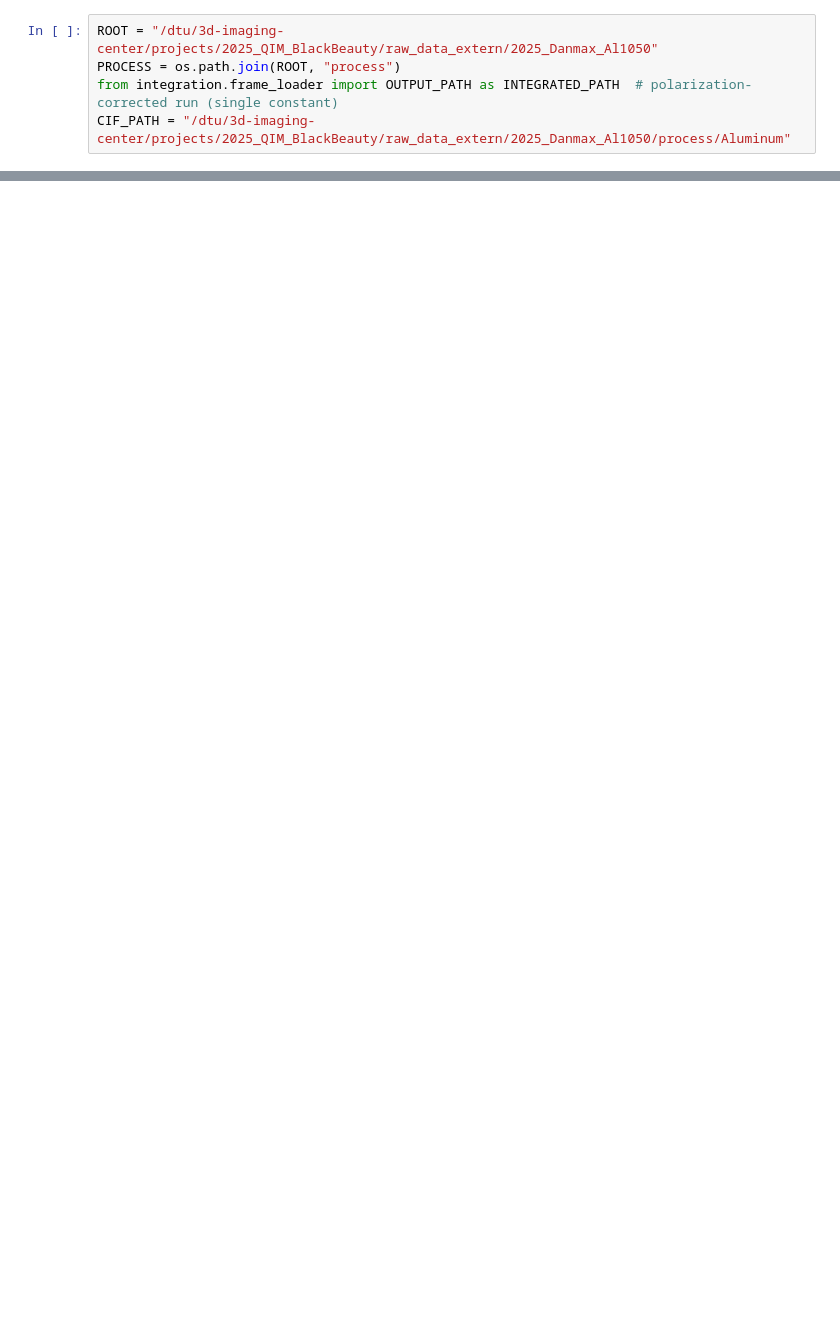
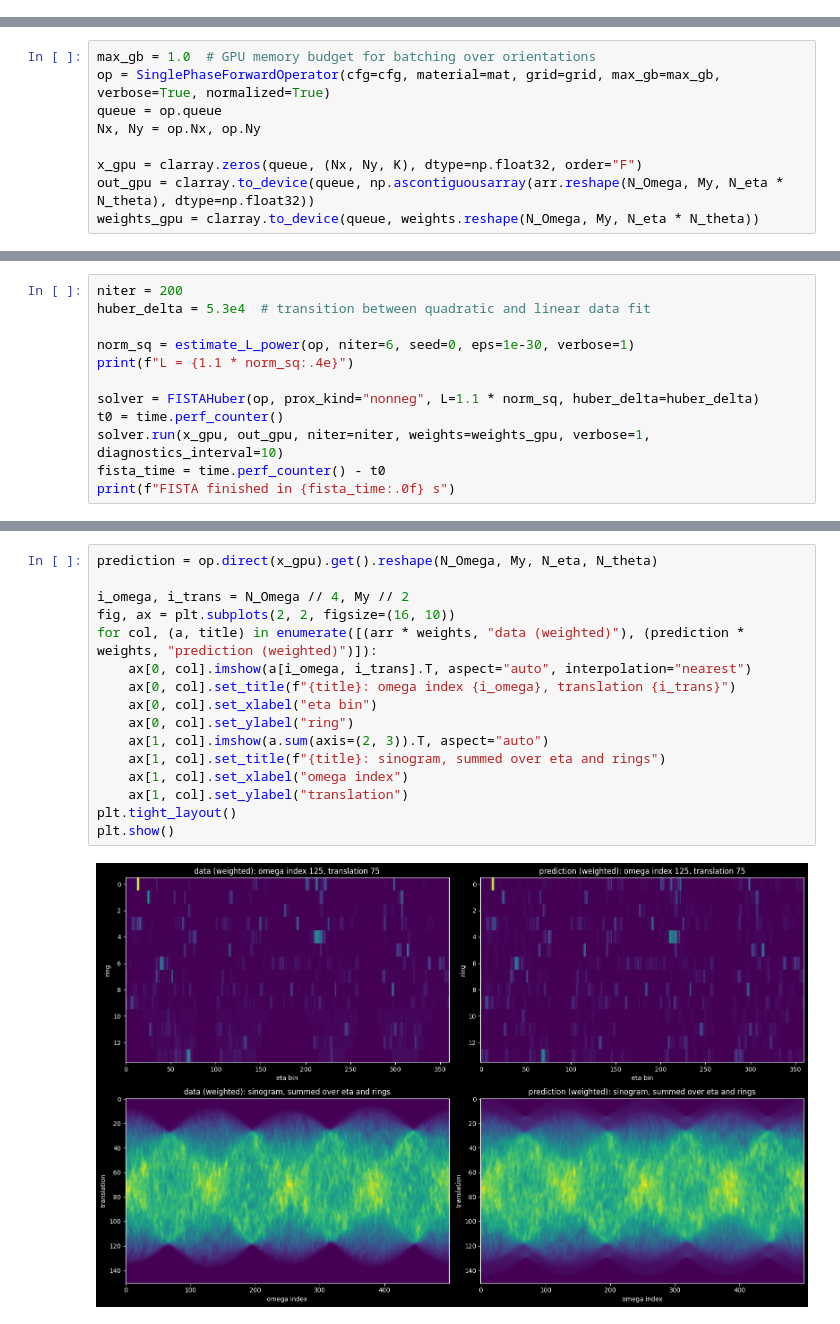
Before and after one commit to msaca-okse/basis_adaptive_textom, a Jupyter notebook: texture_tomography/textomo_adaptive.ipynb, the cells around one changed output, grey strips where cells are left out. Drawn from its saved outputs; the diff is of its cells as text; blank space fills up the shorter version.

```diff
--- a/texture_tomography/textomo_adaptive.ipynb
+++ b/texture_tomography/textomo_adaptive.ipynb
@@ -26,5 +39,0 @@ from integration.integrated_data import IntegratedData
-# %%
-ROOT = "/dtu/3d-imaging-center/projects/2025_QIM_BlackBeauty/raw_data_extern/2025_Danmax_Al1050"
-PROCESS = os.path.join(ROOT, "process")
-from integration.frame_loader import OUTPUT_PATH as INTEGRATED_PATH  # polarization-corrected run (single constant)
-CIF_PATH = "/dtu/3d-imaging-center/projects/2025_QIM_BlackBeauty/raw_data_extern/2025_Danmax_Al1050/process/Aluminum"
@@ -447,0 +251,9 @@ print("All outputs saved in:", run_dir)
+# %%
+max_gb = 1.0  # GPU memory budget for batching over orientations
+op = SinglePhaseForwardOperator(cfg=cfg, material=mat, grid=grid, max_gb=max_gb, verbose=True, normalized=True)
+queue = op.queue
+Nx, Ny = op.Nx, op.Ny
+
+x_gpu = clarray.zeros(queue, (Nx, Ny, K), dtype=np.float32, order="F")
+out_gpu = clarray.to_device(queue, np.ascontiguousarray(arr.reshape(N_Omega, My, N_eta * N_theta), dtype=np.float32))
+weights_gpu = clarray.to_device(queue, weights.reshape(N_Omega, My, N_eta * N_theta))
@@ -447,0 +278,12 @@ print("All outputs saved in:", run_dir)
+# %%
+niter = 200
+huber_delta = 5.3e4  # transition between quadratic and linear data fit
+
+norm_sq = estimate_L_power(op, niter=6, seed=0, eps=1e-30, verbose=1)
+print(f"L = {1.1 * norm_sq:.4e}")
+
+solver = FISTAHuber(op, prox_kind="nonneg", L=1.1 * norm_sq, huber_delta=huber_delta)
+t0 = time.perf_counter()
+solver.run(x_gpu, out_gpu, niter=niter, weights=weights_gpu, verbose=1, diagnostics_interval=10)
+fista_time = time.perf_counter() - t0
+print(f"FISTA finished in {fista_time:.0f} s")
@@ -447,0 +310,18 @@ print("All outputs saved in:", run_dir)
+# %%
+prediction = op.direct(x_gpu).get().reshape(N_Omega, My, N_eta, N_theta)
+
+i_omega, i_trans = N_Omega // 4, My // 2
+fig, ax = plt.subplots(2, 2, figsize=(16, 10))
+for col, (a, title) in enumerate([(arr * weights, "data (weighted)"), (prediction * weights, "prediction (weighted)")]):
+    ax[0, col].imshow(a[i_omega, i_trans].T, aspect="auto", interpolation="nearest")
+    ax[0, col].set_title(f"{title}: omega index {i_omega}, translation {i_trans}")
+    ax[0, col].set_xlabel("eta bin")
+    ax[0, col].set_ylabel("ring")
+    ax[1, col].imshow(a.sum(axis=(2, 3)).T, aspect="auto")
+    ax[1, col].set_title(f"{title}: sinogram, summed over eta and rings")
+    ax[1, col].set_xlabel("omega index")
+    ax[1, col].set_ylabel("translation")
+plt.tight_layout()
+plt.show()
+# %% [output]
+[figure, added]
```
Also changed, not shown: parts of 27 cells of this notebook, 38 other files.
